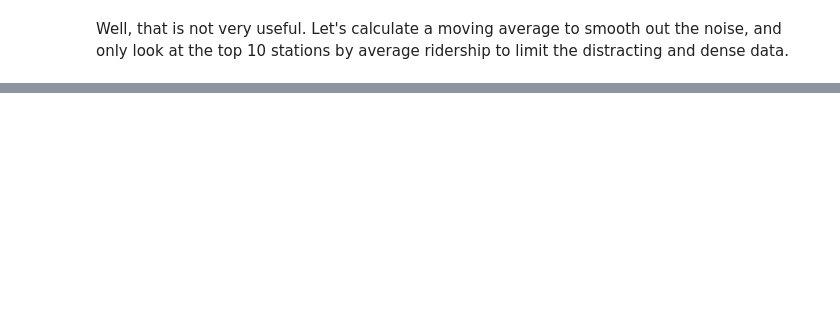
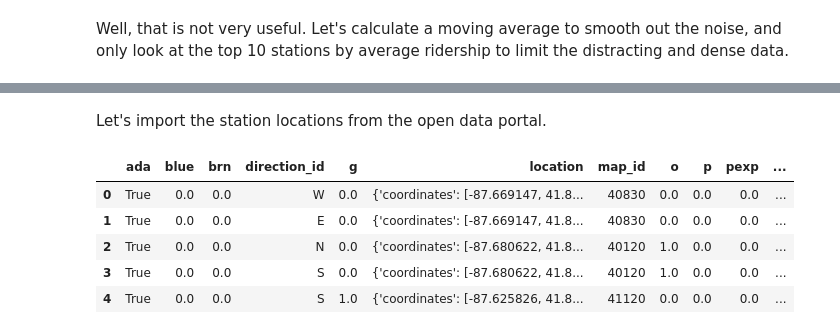
Before and after one commit to chrisjkuch/dscopeapp, a Jupyter notebook: ChicagoL-Ridership.ipynb, the cells around one changed output, grey strips where cells are left out. Cells and saved outputs as stored; diff of their text form; code cells hidden in the pictures; blank space fills up the shorter version.

```diff
--- a/ChicagoL-Ridership.ipynb
+++ b/ChicagoL-Ridership.ipynb
@@ -137,0 +186,14 @@ Interesting! So even though 95th/Dan Ryan has the highest ridership and is conti
+# %% [markdown]
+Let's import the station locations from the open data portal.
+# %%
+station_locations = pd.read_json('https://data.cityofchicago.org/resource/8mj8-j3c4.json')
+station_locations = station_locations.iloc[:,5:]
+station_locations.g = [1.0 if station_locations.g[i] else 0.0 for i in range(station_locations.shape[0])]
+station_locations.head(5)
+# %% [output]
+|  | ada | blue | brn | direction_id | g | location | map_id | o | p | pexp | ... |
+| 0 | True | 0.0 | 0.0 | W | 0.0 | {'coordinates': [-87.669147, 41.8... | 40830 | 0.0 | 0.0 | 0.0 | ... |
+| 1 | True | 0.0 | 0.0 | E | 0.0 | {'coordinates': [-87.669147, 41.8... | 40830 | 0.0 | 0.0 | 0.0 | ... |
+| 2 | True | 0.0 | 0.0 | N | 0.0 | {'coordinates': [-87.680622, 41.8... | 40120 | 1.0 | 0.0 | 0.0 | ... |
+| 3 | True | 0.0 | 0.0 | S | 0.0 | {'coordinates': [-87.680622, 41.8... | 40120 | 1.0 | 0.0 | 0.0 | ... |
+| 4 | True | 0.0 | 0.0 | S | 1.0 | {'coordinates': [-87.625826, 41.8... | 41120 | 0.0 | 0.0 | 0.0 | ... |
```
Also changed, not shown: parts of 27 cells of this notebook.
